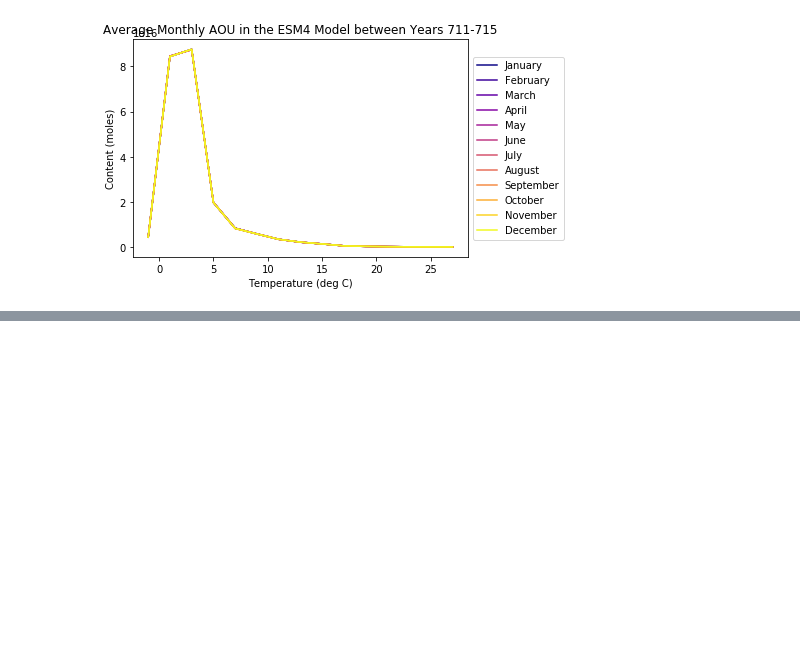
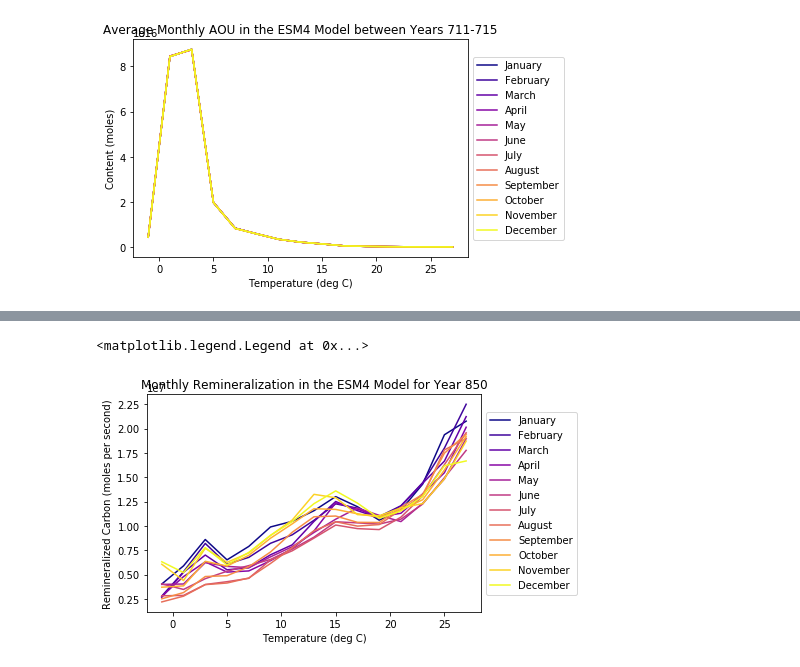
Before and after one commit to mlexaathews/wmt_bgc, a Jupyter notebook: resp-temp.ipynb, the cells around one changed output, grey strips where cells are left out. Cells and saved outputs as stored; diff of their text form; code cells hidden in the pictures; blank space fills up the shorter version.

```diff
--- a/resp-temp.ipynb
+++ b/resp-temp.ipynb
@@ -278,0 +387,30 @@ plt.legend(loc = 'center left', bbox_to_anchor=(1, 0.5))
+# %%
+remin_month = xr.open_mfdataset(remin_dir)
+# %%
+dp = xr.merge([remin_month.remoc, remin_month.volcello, remin_month.thetao])
+# %%
+remin_mon_mol = dp.remoc * dp.volcello
+remin_mon_mol.name = 'remin_mon_mol'
+dp = xr.merge([dp, remin_mon_mol])
+# %%
+dp = dp.set_coords('thetao')
+theta_bins = np.arange(-2,30,2)
+# %%
+labels = ["January", "February", "March", "April", "May", "June", "July", "August", "September", "October", "November", "December"]
+colors = cm.get_cmap('plasma',12).colors
+
+for t in range(12):
+    remin_mon_in_theta = dp.remin_mon_mol.isel(time=t,yh=range(0,576)).groupby_bins('thetao',theta_bins)
+
+    remin_mon_sum = remin_mon_in_theta.sum(xr.ALL_DIMS)
+
+
+    remin_mon_sum.plot(label=labels[t], color=colors[t,:])
+
+plt.title('Monthly Remineralization in the ESM4 Model for Year 850')
+plt.xlabel('Temperature (deg C)')
+plt.ylabel('Remineralized Carbon (moles per second)')
+plt.legend(loc = 'center left', bbox_to_anchor=(1, 0.5))
+# %% [output]
+<matplotlib.legend.Legend at 0x...>
+[figure, added]
```
Also changed, not shown: parts of 16 cells of this notebook.
